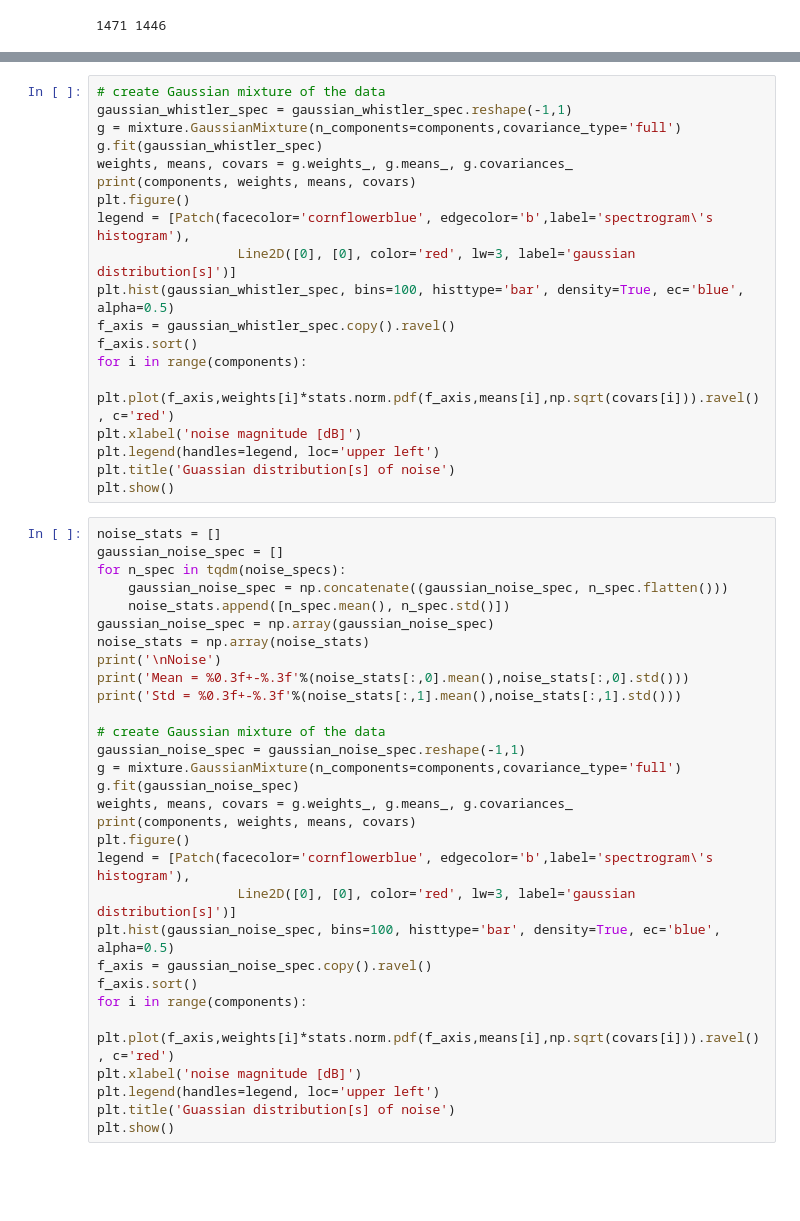
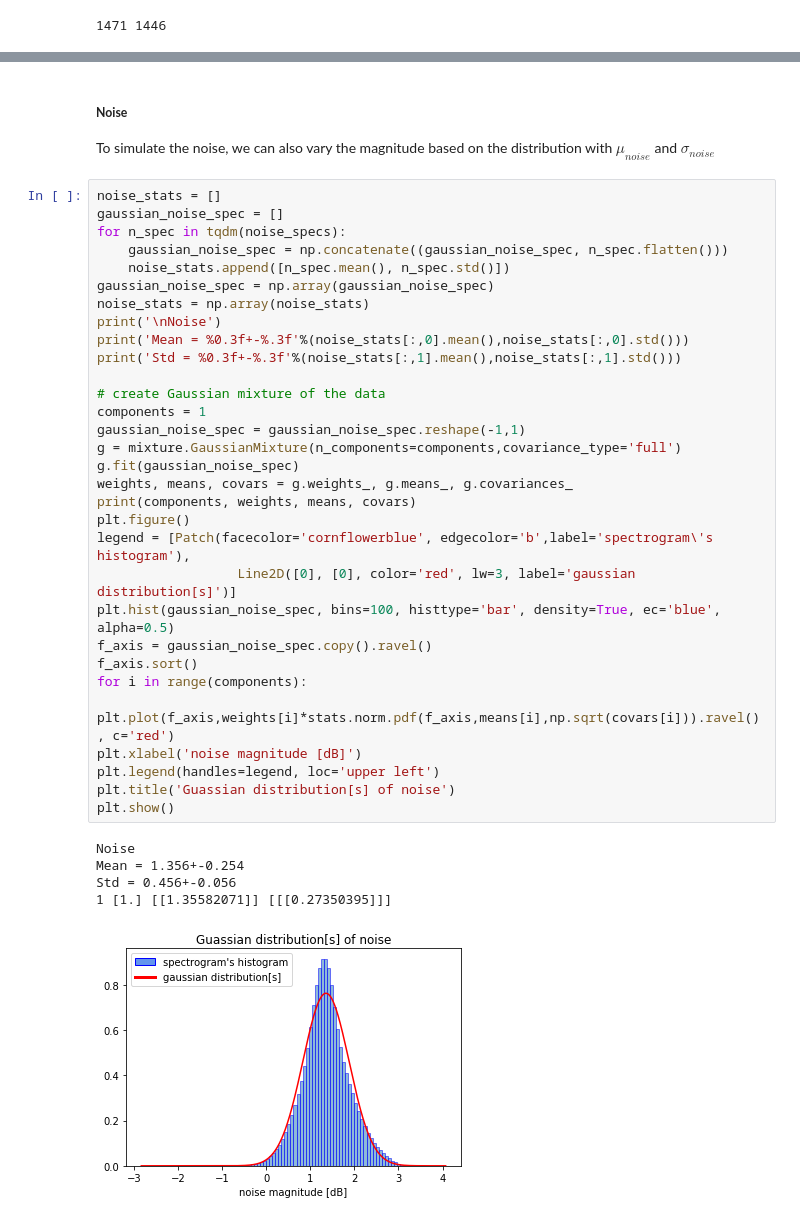
Before and after one commit to Kojey/MSc-whistler-waves-detector, a Jupyter notebook: ipy/report/chapter4_3.ipynb, the cells around one changed output, grey strips where cells are left out. Cells and saved outputs as stored; diff of their text form; blank space fills up the shorter version.

```diff
--- a/ipy/report/chapter4_3.ipynb
+++ b/ipy/report/chapter4_3.ipynb
@@ -129,49 +153,40 @@ Std = 0.444+-0.045
+# %% [markdown]
+##### **Noise**
+To simulate the noise, we can also vary the magnitude based on the distribution with $\mu_{noise}$ and $\sigma_{noise}$
 # %%
+noise_stats = []
+gaussian_noise_spec = []
+for n_spec in tqdm(noise_specs):
+    gaussian_noise_spec = np.concatenate((gaussian_noise_spec, n_spec.flatten()))
+    noise_stats.append([n_spec.mean(), n_spec.std()])
+gaussian_noise_spec = np.array(gaussian_noise_spec)
+noise_stats = np.array(noise_stats)
+print('\nNoise')
+print('Mean = %0.3f+-%.3f'%(noise_stats[:,0].mean(),noise_stats[:,0].std()))
+print('Std = %0.3f+-%.3f'%(noise_stats[:,1].mean(),noise_stats[:,1].std()))
+
 # create Gaussian mixture of the data
-gaussian_whistler_spec = gaussian_whistler_spec.reshape(-1,1)
+components = 1
+gaussian_noise_spec = gaussian_noise_spec.reshape(-1,1)
 g = mixture.GaussianMixture(n_components=components,covariance_type='full')
-g.fit(gaussian_whistler_spec)
+g.fit(gaussian_noise_spec)
 weights, means, covars = g.weights_, g.means_, g.covariances_
 print(components, weights, means, covars)
 plt.figure()
 legend = [Patch(facecolor='cornflowerblue', edgecolor='b',label='spectrogram\'s histogram'),
                   Line2D([0], [0], color='red', lw=3, label='gaussian distribution[s]')]
-plt.hist(gaussian_whistler_spec, bins=100, histtype='bar', density=True, ec='blue', alpha=0.5)
-f_axis = gaussian_whistler_spec.copy().ravel()
+plt.hist(gaussian_noise_spec, bins=100, histtype='bar', density=True, ec='blue', alpha=0.5)
+f_axis = gaussian_noise_spec.copy().ravel()
 f_axis.sort()
 for i in range(components):
     plt.plot(f_axis,weights[i]*stats.norm.pdf(f_axis,means[i],np.sqrt(covars[i])).ravel(), c='red')
 plt.xlabel('noise magnitude [dB]')
 plt.legend(handles=legend, loc='upper left')
 plt.title('Guassian distribution[s] of noise')
 plt.show()
+# %% [output]
+Noise
+Mean = 1.356+-0.254
+Std = 0.456+-0.056
+1 [1.] [[1.35582071]] [[[0.27350395]]]
+[figure, added]
-# %%
-noise_stats = []
-gaussian_noise_spec = []
-for n_spec in tqdm(noise_specs):
-    gaussian_noise_spec = np.concatenate((gaussian_noise_spec, n_spec.flatten()))
-    noise_stats.append([n_spec.mean(), n_spec.std()])
-gaussian_noise_spec = np.array(gaussian_noise_spec)
-noise_stats = np.array(noise_stats)
-print('\nNoise')
-print('Mean = %0.3f+-%.3f'%(noise_stats[:,0].mean(),noise_stats[:,0].std()))
-print('Std = %0.3f+-%.3f'%(noise_stats[:,1].mean(),noise_stats[:,1].std()))
-
-# create Gaussian mixture of the data
-gaussian_noise_spec = gaussian_noise_spec.reshape(-1,1)
-g = mixture.GaussianMixture(n_components=components,covariance_type='full')
-g.fit(gaussian_noise_spec)
-weights, means, covars = g.weights_, g.means_, g.covariances_
-print(components, weights, means, covars)
-plt.figure()
-legend = [Patch(facecolor='cornflowerblue', edgecolor='b',label='spectrogram\'s histogram'),
-                  Line2D([0], [0], color='red', lw=3, label='gaussian distribution[s]')]
-plt.hist(gaussian_noise_spec, bins=100, histtype='bar', density=True, ec='blue', alpha=0.5)
-f_axis = gaussian_noise_spec.copy().ravel()
-f_axis.sort()
-for i in range(components):
-    plt.plot(f_axis,weights[i]*stats.norm.pdf(f_axis,means[i],np.sqrt(covars[i])).ravel(), c='red')
-plt.xlabel('noise magnitude [dB]')
-plt.legend(handles=legend, loc='upper left')
-plt.title('Guassian distribution[s] of noise')
-plt.show()
```
Also changed, not shown: parts of 9 cells of this notebook, 2 other files.
